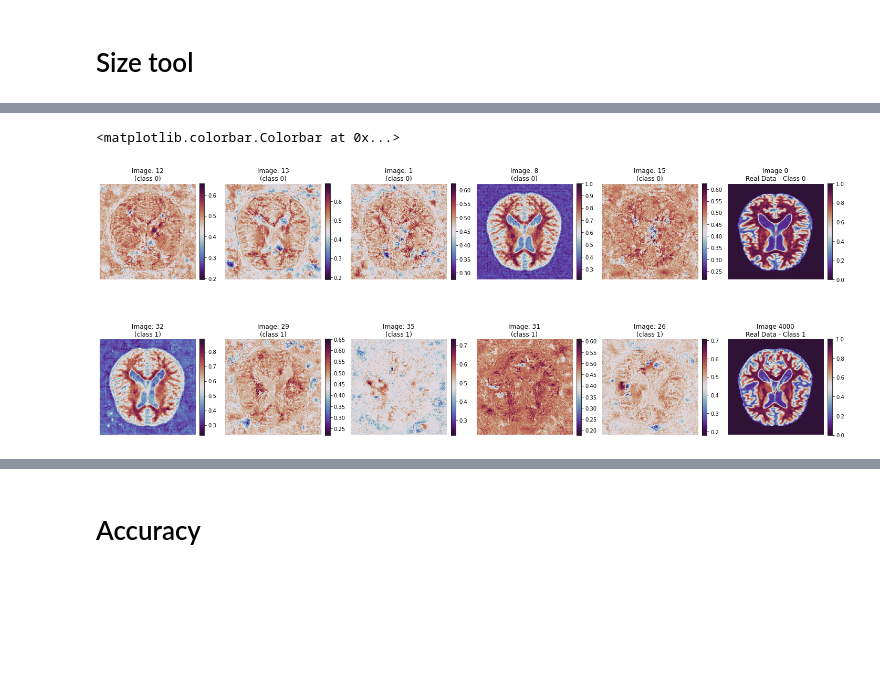
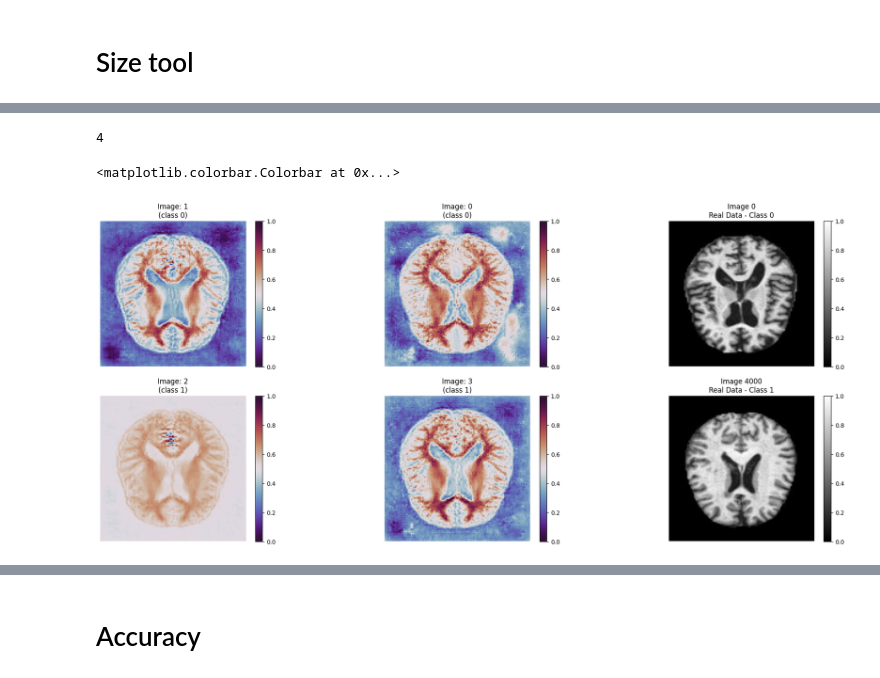
Before and after one commit to Thire399/DC-MasterThesis-2023, a Jupyter notebook: AccuracycheckerTool.ipynb, the cells around one changed output, grey strips where cells are left out. Saved outputs shown, nothing was run; the diff lists cells and outputs as text; code cells hidden in the pictures; blank space fills up the shorter version.

```diff
--- a/AccuracycheckerTool.ipynb
+++ b/AccuracycheckerTool.ipynb
@@ -254,45 +257,48 @@ torch.Size([122, 1, 28, 28])
 # %%
 import random
 random.seed(0)
 def min_max_normalization(images_tensor): # Calculate the minimum and maximum values across all images
     min_value = torch.min(images_tensor)
     max_value = torch.max(images_tensor) # Normalize the tensor using min-max normalization
     normalized_tensor = (images_tensor - min_value) / (max_value - min_value)
     return normalized_tensor
-
+nimages = 2
 def sigmoid(x):
     #print(1/(1+torch.exp(-x)))
     return 1 / (1+torch.exp(-x))
 os.chdir(os.getcwd())
 customLabel = 'After'
-cc = 'GMK500S402After'
-x = torch.load(f'Data/Synthetic_Alzheimer_MRI/{cc}X.pt')
-y = torch.load(f'Data/Synthetic_Alzheimer_MRI/{cc}X.pt')
+dataset = 'Alzheimer_MRI'
+cc = 'GMAlzheimer_K1000_4_ours'
+x = torch.load(f'Data/Synthetic_{dataset}/{cc}X.pt')
+y = torch.load(f'Data/Synthetic_{dataset}/{cc}X.pt')
 #d = torch.load(f'Data/Synthetic_Alzheimer_MRI/{cc}testDistance.pt')
-c0 = random.sample(range(0, 20), 5)
-c1 = random.sample(range(20, 40), 5)
-fig, ax = plt.subplots(2, 6, figsize = (25, 10))
+print(y.shape[0])
+c0 = random.sample(range(0, int(y.shape[0]/2)), nimages)
+c1 = random.sample(range(int((y.shape[0]/2)), y.shape[0]), nimages)
+fig, ax = plt.subplots(2, nimages + 1, figsize = (25, 10))
 
-for i in range(5):
-    idk1 = ax[0][i].imshow(min_max_normalization(x).detach().numpy()[c0[i]][0], cmap = 'twilight_shifted')
+for i in range(nimages):
+    idk1 = ax[0][i].imshow(min_max_normalization(x[c0[i]][0]).detach().numpy(), cmap = 'twilight_shifted')
     ax[0][i].set_title(f'Image: {c0[i]}\n(class 0)')
     ax[0][i].axis('off')
-    idk2 = ax[1][i].imshow(min_max_normalization(x).detach().numpy()[c1[i]][0], cmap = 'twilight_shifted')
+    idk2 = ax[1][i].imshow(min_max_normalization(x[c1[i]][0]).detach().numpy(), cmap = 'twilight_shifted')
     ax[1][i].set_title(f'Image: {c1[i]}\n(class 1)')
     ax[1][i].axis('off')
     plt.colorbar(idk1, fraction=0.046, pad=0.04)
     plt.colorbar(idk2, fraction=0.046, pad=0.04)
-ax[0][5].set_title('Image 0\nReal Data - Class 0')
-idk1 = ax[0][5].imshow(data[0][0], cmap = 'twilight_shifted')
-ax[0][5].axis('off')
-ax[1][5].set_title('Image 4000\nReal Data - Class 1')
-idk2 = ax[1][5].imshow(data[4000][0], cmap = 'twilight_shifted')
-ax[1][5].axis('off')
+ax[0][nimages].set_title('Image 0\nReal Data - Class 0')
+idk1 = ax[0][nimages].imshow(data[0][0], cmap = 'gray')
+ax[0][nimages].axis('off')
+ax[1][nimages].set_title('Image 4000\nReal Data - Class 1')
+idk2 = ax[1][nimages].imshow(data[4000][0], cmap = 'gray')
+ax[1][nimages].axis('off')
 plt.colorbar(idk1, fraction=0.046, pad=0.04)
 plt.colorbar(idk2, fraction=0.046, pad=0.04)
 # %% [output]
-<matplotlib.colorbar.Colorbar at 0x...>
+4
+<matplotlib.colorbar.Colorbar at 0x...>
-[figure, old version]
+[figure, new version]
 # %%
 import importlib
 import Data_processing as DP
```
Also changed, not shown: parts of 2 cells of this notebook.
